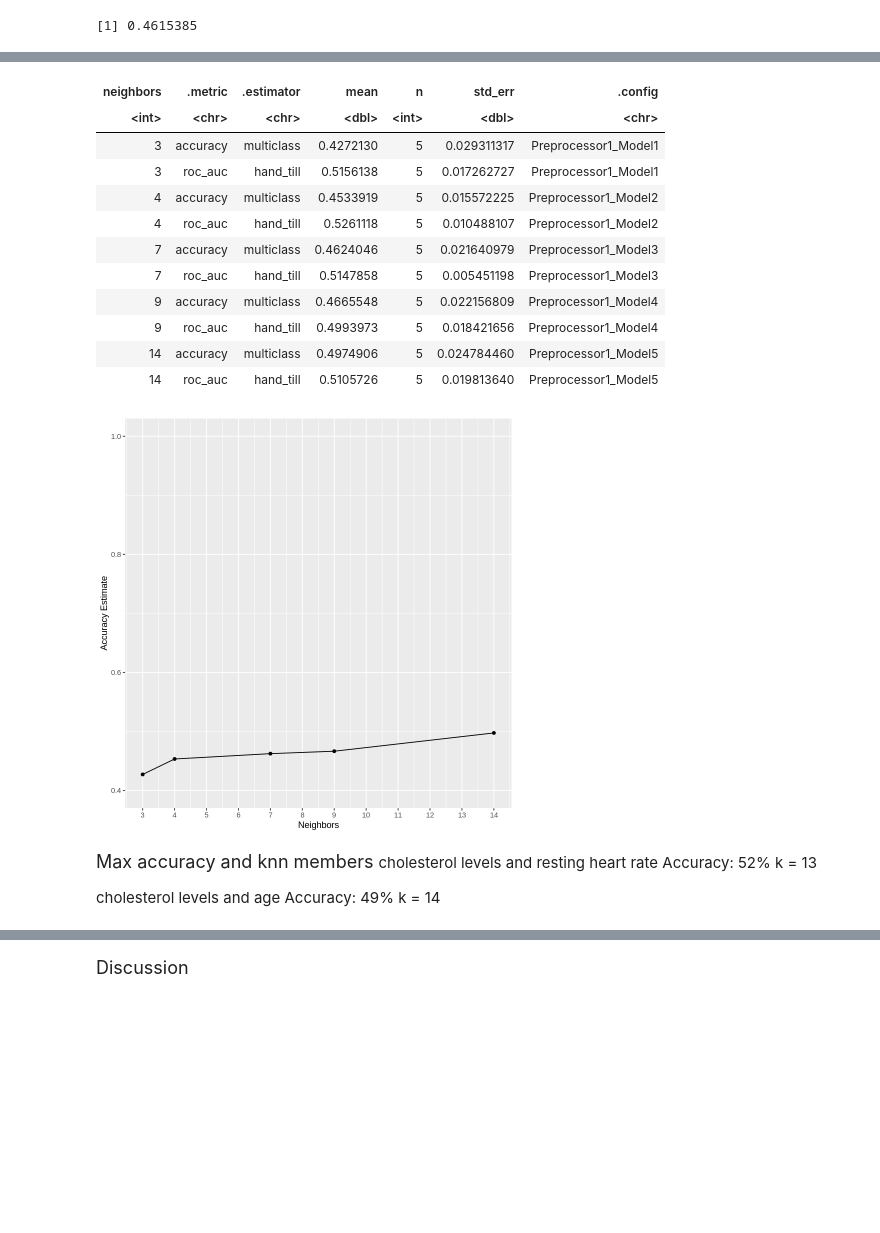
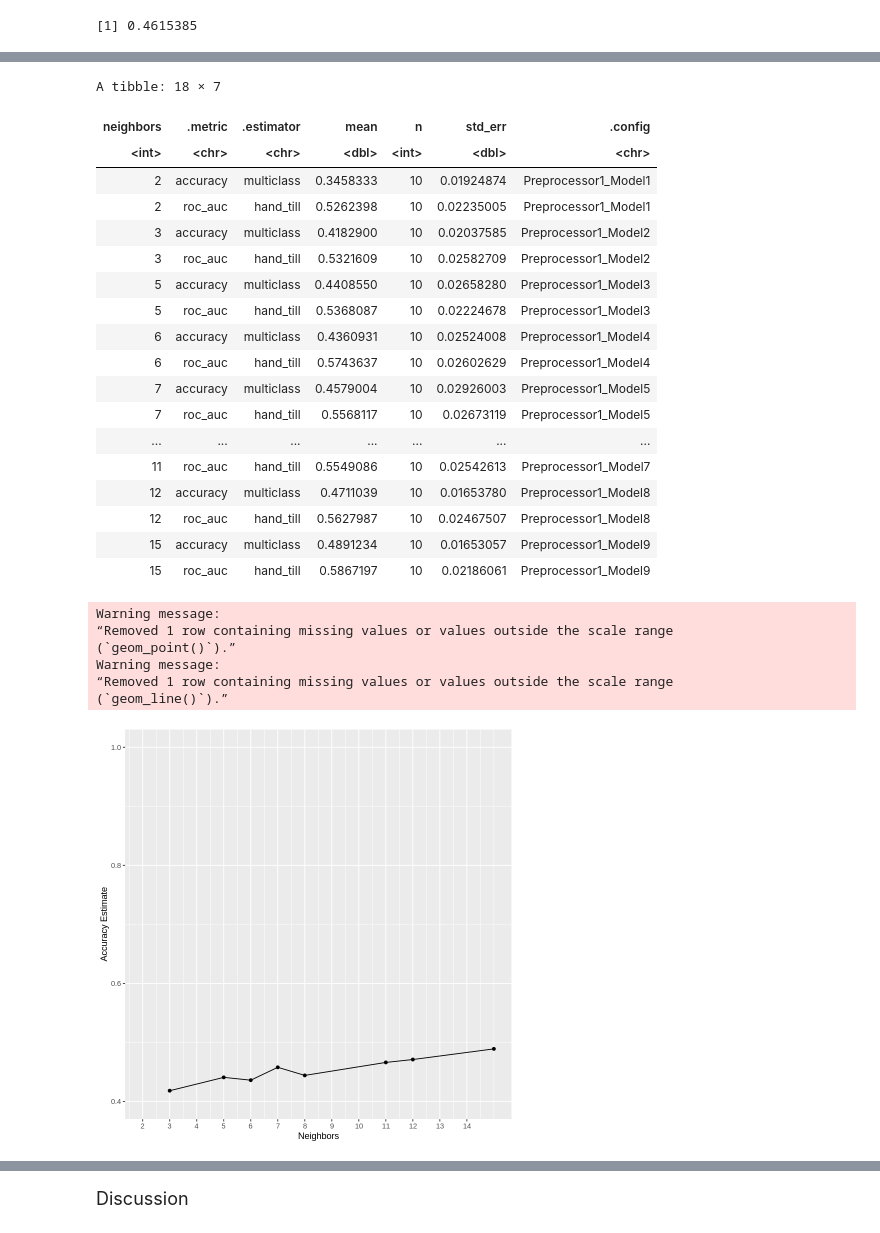
Before and after one commit to Kuiyun24z/DSCI-100-Project-, a Jupyter notebook: Final Project.ipynb, the cells around one changed output, grey strips where cells are left out. Saved outputs shown, nothing was run; the diff lists cells and outputs as text; code cells hidden in the pictures; blank space fills up the shorter version.

Commit message:
Updated code
We are still missing the writngs

```diff
--- a/Final Project.ipynb
+++ b/Final Project.ipynb
@@ -390,8 +404,8 @@ A tibble: 1 × 3
 | precision | macro | 0.1692982 |
 [1] 0.4615385
 # %%
-# 5-fold cross-validation: age and chol
-heart_vfold <- vfold_cv(heart_disease_train, v = 5, strata = target)
+# 10-fold cross-validation: age and chol
+heart_vfold <- vfold_cv(heart_disease_train, v = 10, strata = target)
 
 vfold_metrics_2 <- workflow() |>
                   add_recipe(heart_recipe_2) |>
@@ -408,10 +422,10 @@ set_mode("classification")
 knn_results_2 <- workflow() |>
        add_recipe(heart_recipe_2) |>
        add_model(knn_tune) |>
-       tune_grid(resamples = heart_vfold, grid = 5) |>
+       tune_grid(resamples = heart_vfold, grid = 10) |>
        collect_metrics()
 knn_results_2
-# do we use 10 K values or 5?
+
 
 accuracies_2 <- knn_results_2 |>
        filter(.metric == "accuracy")
@@ -428,22 +456,26 @@ A tibble: 10 × 7
+A tibble: 18 × 7
 | neighbors | .metric | .estimator | mean | n | std_err | .config |
 | <int> | <chr> | <chr> | <dbl> | <int> | <dbl> | <chr> |
-| 3 | accuracy | multiclass | 0.4272130 | 5 | 0.029311317 | Preprocessor1_Model1 |
-| 3 | roc_auc | hand_till | 0.5156138 | 5 | 0.017262727 | Preprocessor1_Model1 |
-| 4 | accuracy | multiclass | 0.4533919 | 5 | 0.015572225 | Preprocessor1_Model2 |
-| 4 | roc_auc | hand_till | 0.5261118 | 5 | 0.010488107 | Preprocessor1_Model2 |
-| 7 | accuracy | multiclass | 0.4624046 | 5 | 0.021640979 | Preprocessor1_Model3 |
-| 7 | roc_auc | hand_till | 0.5147858 | 5 | 0.005451198 | Preprocessor1_Model3 |
-| 9 | accuracy | multiclass | 0.4665548 | 5 | 0.022156809 | Preprocessor1_Model4 |
-| 9 | roc_auc | hand_till | 0.4993973 | 5 | 0.018421656 | Preprocessor1_Model4 |
-| 14 | accuracy | multiclass | 0.4974906 | 5 | 0.024784460 | Preprocessor1_Model5 |
-| 14 | roc_auc | hand_till | 0.5105726 | 5 | 0.019813640 | Preprocessor1_Model5 |
+| 2 | accuracy | multiclass | 0.3458333 | 10 | 0.01924874 | Preprocessor1_Model1 |
+| 2 | roc_auc | hand_till | 0.5262398 | 10 | 0.02235005 | Preprocessor1_Model1 |
+| 3 | accuracy | multiclass | 0.4182900 | 10 | 0.02037585 | Preprocessor1_Model2 |
+| 3 | roc_auc | hand_till | 0.5321609 | 10 | 0.02582709 | Preprocessor1_Model2 |
+| 5 | accuracy | multiclass | 0.4408550 | 10 | 0.02658280 | Preprocessor1_Model3 |
+| 5 | roc_auc | hand_till | 0.5368087 | 10 | 0.02224678 | Preprocessor1_Model3 |
+| 6 | accuracy | multiclass | 0.4360931 | 10 | 0.02524008 | Preprocessor1_Model4 |
+| 6 | roc_auc | hand_till | 0.5743637 | 10 | 0.02602629 | Preprocessor1_Model4 |
+| 7 | accuracy | multiclass | 0.4579004 | 10 | 0.02926003 | Preprocessor1_Model5 |
+| 7 | roc_auc | hand_till | 0.5568117 | 10 | 0.02673119 | Preprocessor1_Model5 |
+| ... | ... | ... | ... | ... | ... | ... |
+| 11 | roc_auc | hand_till | 0.5549086 | 10 | 0.02542613 | Preprocessor1_Model7 |
+| 12 | accuracy | multiclass | 0.4711039 | 10 | 0.01653780 | Preprocessor1_Model8 |
+| 12 | roc_auc | hand_till | 0.5627987 | 10 | 0.02467507 | Preprocessor1_Model8 |
+| 15 | accuracy | multiclass | 0.4891234 | 10 | 0.01653057 | Preprocessor1_Model9 |
+| 15 | roc_auc | hand_till | 0.5867197 | 10 | 0.02186061 | Preprocessor1_Model9 |
+Warning message:
+“Removed 1 row containing missing values or values outside the scale range
+(`geom_point()`).”
+Warning message:
+“Removed 1 row containing missing values or values outside the scale range
+(`geom_line()`).”
-[figure, old version]
+[figure, new version]
-# %% [markdown]
-<font size= "4"> Max accuracy and knn members  </font>
-cholesterol levels and resting heart rate
-Accuracy: 52%
-k = 13
-
-cholesterol levels and age
-Accuracy: 49%
-k = 14
```
Also changed, not shown: parts of 5 cells of this notebook.
